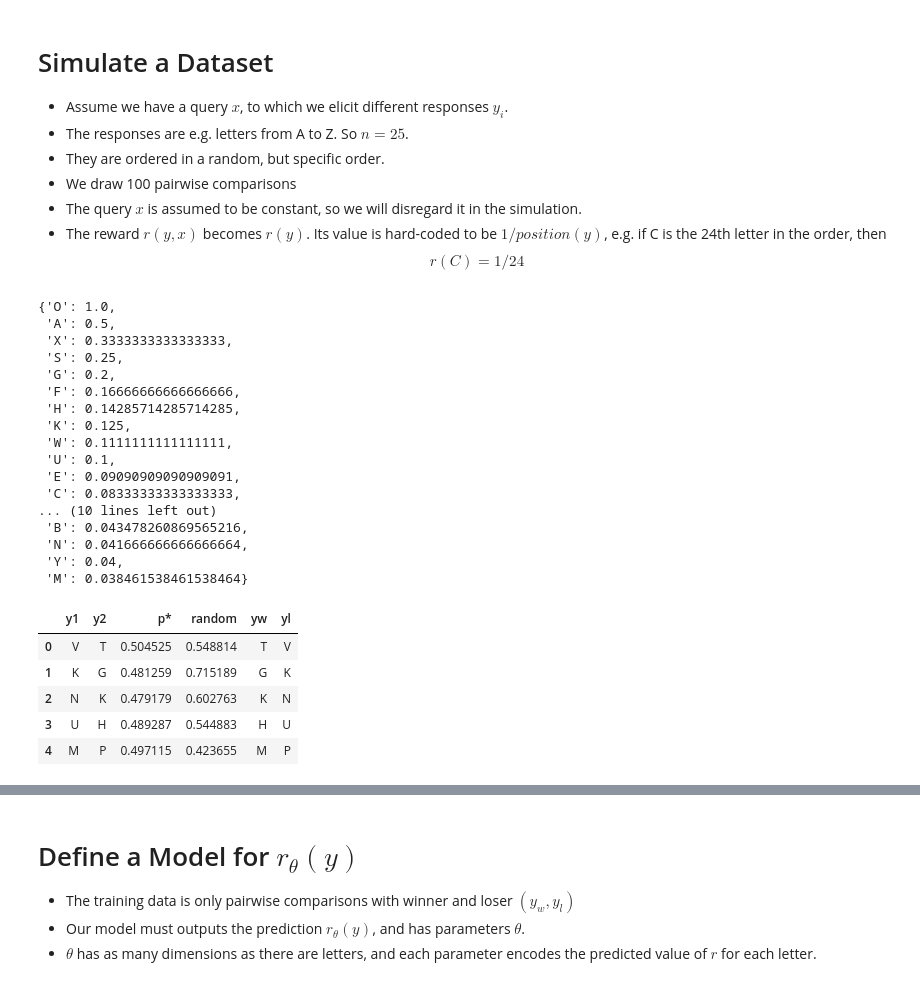
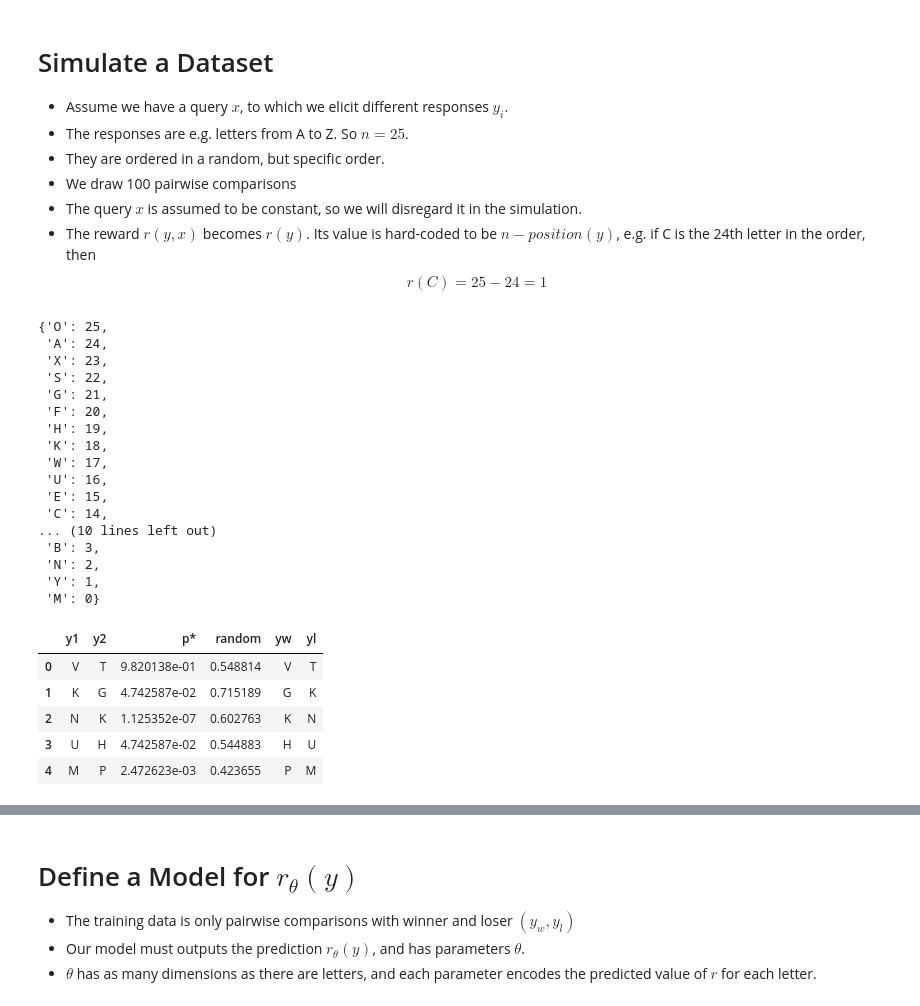
Before and after one commit to tomasruizt/Code-Along, a Jupyter notebook: papers/DPO - Direct Policy Optimization.ipynb, the cells around one changed output, grey strips where cells are left out. Cells and saved outputs as stored; diff of their text form; code cells hidden in the pictures.

```diff
--- a/papers/DPO - Direct Policy Optimization.ipynb
+++ b/papers/DPO - Direct Policy Optimization.ipynb
@@ -5,43 +5,44 @@
 * They are ordered in a random, but specific order.
 * We draw 100 pairwise comparisons
 * The query $x$ is assumed to be constant, so we will disregard it in the simulation.
-* The reward $r(y, x)$ becomes $r(y)$. Its value is hard-coded to be $1/position(y)$, e.g. if C is the 24th letter in the order, then
+* The reward $r(y, x)$ becomes $r(y)$. Its value is hard-coded to be $n - position(y)$, e.g. if C is the 24th letter in the order, then
 $$
-r(C) = 1 / 24
+r(C) = 25 - 24 = 1
 $$
 # %%
 import string
 import random
 
 letters = list(string.ascii_uppercase)
+n = len(letters)
 # %%
 shuffled = list(letters)
 random.seed(0)
 random.shuffle(shuffled)
 
-letter2r = {l: 1.0/idx for idx, l in enumerate(shuffled, 1)}
-assert letter2r["A"] == 0.5
-assert letter2r["B"] == 1.0 / 23
+letter2r = {l: n - idx for idx, l in enumerate(shuffled, 1)}
+assert letter2r["A"] == n - 2
+assert letter2r["B"] == n - 23
 # %%
 letter2r
 # %% [output]
-{'O': 1.0,
- 'A': 0.5,
- 'X': 0.3333333333333333,
- 'S': 0.25,
- 'G': 0.2,
- 'F': 0.16666666666666666,
- 'H': 0.14285714285714285,
- 'K': 0.125,
- 'W': 0.1111111111111111,
- 'U': 0.1,
- 'E': 0.09090909090909091,
- 'C': 0.08333333333333333,
+{'O': 25,
+ 'A': 24,
+ 'X': 23,
+ 'S': 22,
+ 'G': 21,
+ 'F': 20,
+ 'H': 19,
+ 'K': 18,
+ 'W': 17,
+ 'U': 16,
+ 'E': 15,
+ 'C': 14,
 ... (10 lines left out)
- 'B': 0.043478260869565216,
- 'N': 0.041666666666666664,
- 'Y': 0.04,
- 'M': 0.038461538461538464}
+ 'B': 3,
+ 'N': 2,
+ 'Y': 1,
+ 'M': 0}
 # %%
 from math import exp
 
@@ -55,25 +56,26 @@ assert p_star("O", "A") > p_star("A", "O")
 # %%
 import pandas as pd
 import numpy as np
 
-# draw 1000 pairs for comparison
+# draw pairs for comparison
 random.seed(0)
-D = [random.choices(letters, k=2) for _ in range(100)]
-assert len(D) == 100
+n_pairs = 1000
+D = [random.choices(letters, k=2) for _ in range(n_pairs)]
+assert len(D) == n_pairs
 
 # Add p* to pair
 D = [(y1, y2, p_star(y1, y2)) for y1, y2 in D]
 
 df = pd.DataFrame(D, columns=["y1", "y2", "p*"])
 np.random.seed(0)
 df["random"] = np.random.random(size=len(df))
 df["yw"] = np.where(df["random"] < df["p*"], df["y1"], df["y2"])
 df["yl"] = np.where(df["random"] < df["p*"], df["y2"], df["y1"])
 df.head()
 # %% [output]
 |  | y1 | y2 | p* | random | yw | yl |
-| 0 | V | T | 0.504525 | 0.548814 | T | V |
-| 1 | K | G | 0.481259 | 0.715189 | G | K |
-| 2 | N | K | 0.479179 | 0.602763 | K | N |
-| 3 | U | H | 0.489287 | 0.544883 | H | U |
-| 4 | M | P | 0.497115 | 0.423655 | M | P |
+| 0 | V | T | 9.820138e-01 | 0.548814 | V | T |
+| 1 | K | G | 4.742587e-02 | 0.715189 | G | K |
+| 2 | N | K | 1.125352e-07 | 0.602763 | K | N |
+| 3 | U | H | 4.742587e-02 | 0.544883 | H | U |
+| 4 | M | P | 2.472623e-03 | 0.423655 | P | M |
```
Also changed, not shown: parts of 11 cells of this notebook.
